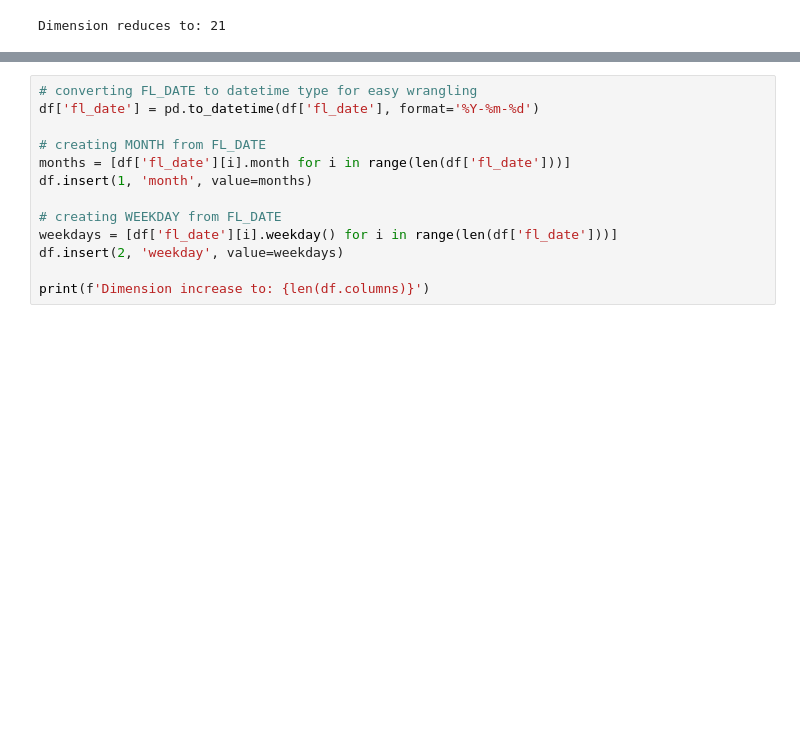
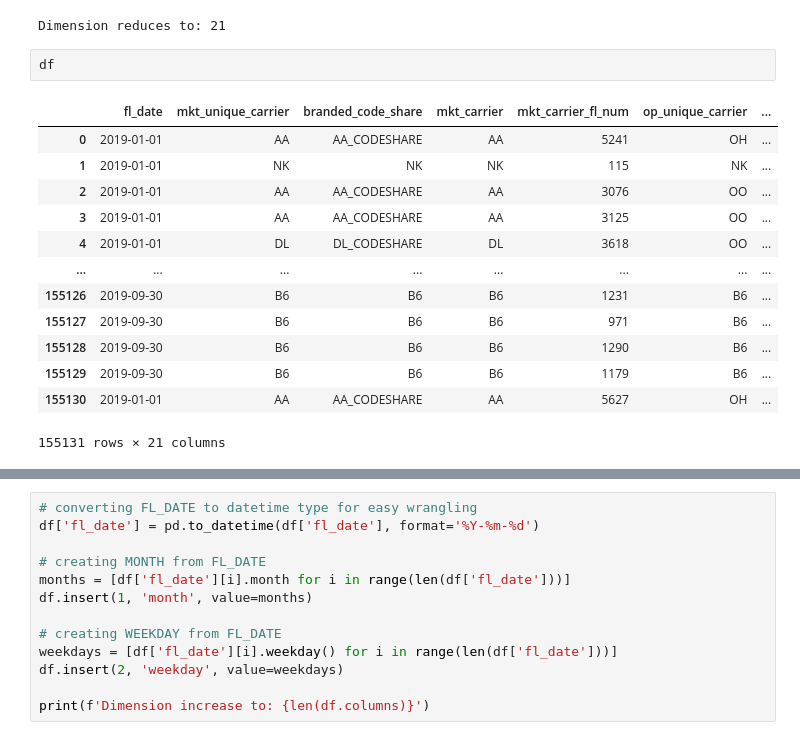
Before and after one commit to elslb/airline_delay_project, a Jupyter notebook: kevin_scratch.ipynb, the cells around one changed output, grey strips where cells are left out. Saved outputs shown, nothing was run; the diff lists cells and outputs as text; blank space fills up the shorter version.

```diff
--- a/kevin_scratch.ipynb
+++ b/kevin_scratch.ipynb
@@ -87,3 +115,19 @@ df = df.drop(df[df['arr_delay'].isna()].index).reset_index(drop=True)
 print(f'Dimension reduces to: {len(df.columns)}')
 # %% [output]
 Dimension reduces to: 21
+# %%
+df
+# %% [output]
+|  | fl_date | mkt_unique_carrier | branded_code_share | mkt_carrier | mkt_carrier_fl_num | op_unique_carrier | ... |
+| 0 | 2019-01-01 | AA | AA_CODESHARE | AA | 5241 | OH | ... |
+| 1 | 2019-01-01 | NK | NK | NK | 115 | NK | ... |
+| 2 | 2019-01-01 | AA | AA_CODESHARE | AA | 3076 | OO | ... |
+| 3 | 2019-01-01 | AA | AA_CODESHARE | AA | 3125 | OO | ... |
+| 4 | 2019-01-01 | DL | DL_CODESHARE | DL | 3618 | OO | ... |
+| ... | ... | ... | ... | ... | ... | ... | ... |
+| 155126 | 2019-09-30 | B6 | B6 | B6 | 1231 | B6 | ... |
+| 155127 | 2019-09-30 | B6 | B6 | B6 | 971 | B6 | ... |
+| 155128 | 2019-09-30 | B6 | B6 | B6 | 1290 | B6 | ... |
+| 155129 | 2019-09-30 | B6 | B6 | B6 | 1179 | B6 | ... |
+| 155130 | 2019-01-01 | AA | AA_CODESHARE | AA | 5627 | OH | ... |
+155131 rows × 21 columns
```
Also changed, not shown: parts of 88 cells of this notebook.
